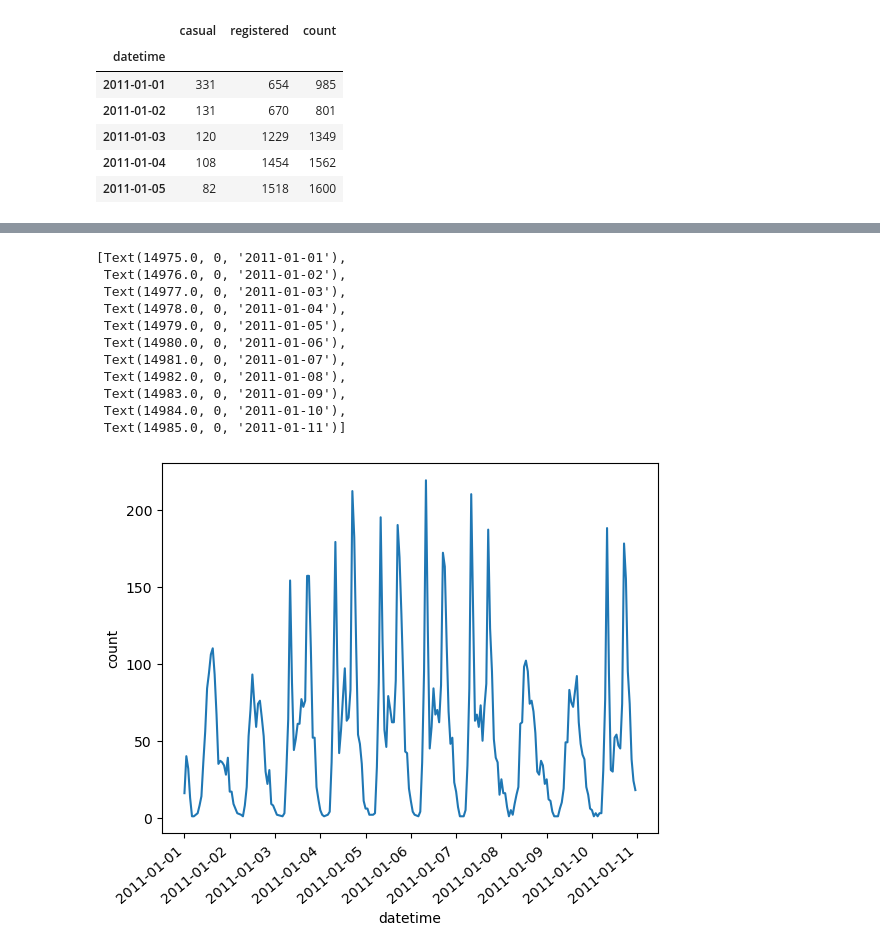
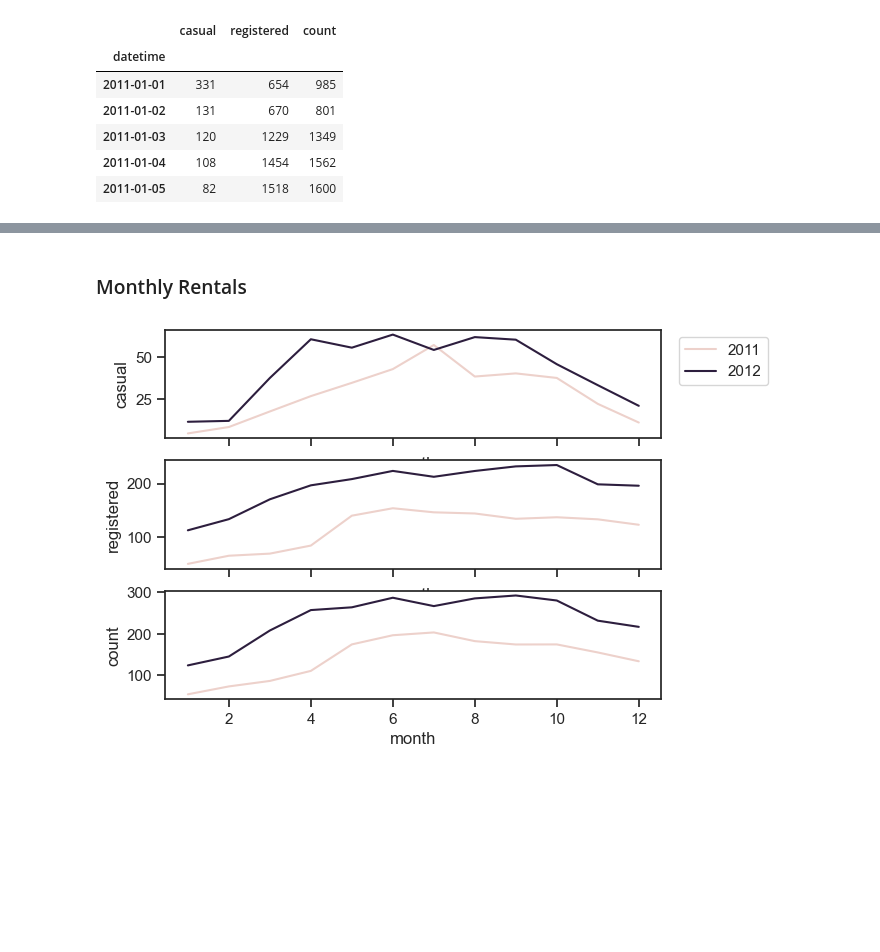
Before and after one commit to unaozlem/projects, a Jupyter notebook: bike_share/bike_EDA.ipynb, the cells around one changed output, grey strips where cells are left out. Saved outputs shown, nothing was run; the diff lists cells and outputs as text; code cells hidden in the pictures; blank space fills up the shorter version.

```diff
--- a/bike_share/bike_EDA.ipynb
+++ b/bike_share/bike_EDA.ipynb
@@ -6,6 +10,6 @@ import matplotlib as plt
 # %%
-bike = pd.read_csv("./bike_train.csv", index_col=0, parse_dates=True)
-bike
+bike = pd.read_csv("./data/bike_train.csv", index_col=0, parse_dates=True)
+bike.head()
 # %% [output]
 |  | season | holiday | workingday | weather | temp | atemp | humidity | windspeed | casual | registered | ... |
 | datetime |  |  |  |  |  |  |  |  |  |  | ... |
@@ -110,18 +113,20 @@ ten_days
-# %%
-# So ppl uses bikes during the weekdays more. The drops are happing on the weekends.
-# I checked in the calendar.
-weekend_affect=sns.lineplot(data=ten_days['count'])
-weekend_affect.set_xticklabels(weekend_affect.get_xticklabels(), rotation=40, ha="right")
-# %% [output]
-[Text(14975.0, 0, '2011-01-01'),
- Text(14976.0, 0, '2011-01-02'),
- Text(14977.0, 0, '2011-01-03'),
- Text(14978.0, 0, '2011-01-04'),
- Text(14979.0, 0, '2011-01-05'),
- Text(14980.0, 0, '2011-01-06'),
- Text(14981.0, 0, '2011-01-07'),
- Text(14982.0, 0, '2011-01-08'),
- Text(14983.0, 0, '2011-01-09'),
- Text(14984.0, 0, '2011-01-10'),
- Text(14985.0, 0, '2011-01-11')]
-[figure, removed]
+# %% [markdown]
+### Monthly Rentals
+# %%
+sns.set_theme(style="ticks")
+fig, axs = plt.subplots(nrows=3)
+
+
+cas = sns.lineplot(x="month", y="casual", data=bike, hue="year", errorbar=None, ax=axs[0])
+#cas.set_ylim(0, 350)
+cas.set(xticklabels=[])
+cas.legend(bbox_to_anchor=(1.02, 1), loc="upper left")
+
+reg =sns.lineplot(x="month", y="registered", data=bike, hue="year", errorbar=None, ax=axs[1], legend=False)
+#reg.set_ylim(0, 350)
+reg.set(xticklabels=[])
+
+cou =sns.lineplot(x="month", y="count", data=bike, hue="year", errorbar=None, ax=axs[2], legend=False)
+#cou.set_ylim(0, 350)
+# %% [output]
+[figure, added]
```
Also changed, not shown: parts of 37 cells of this notebook, 6 other files.
